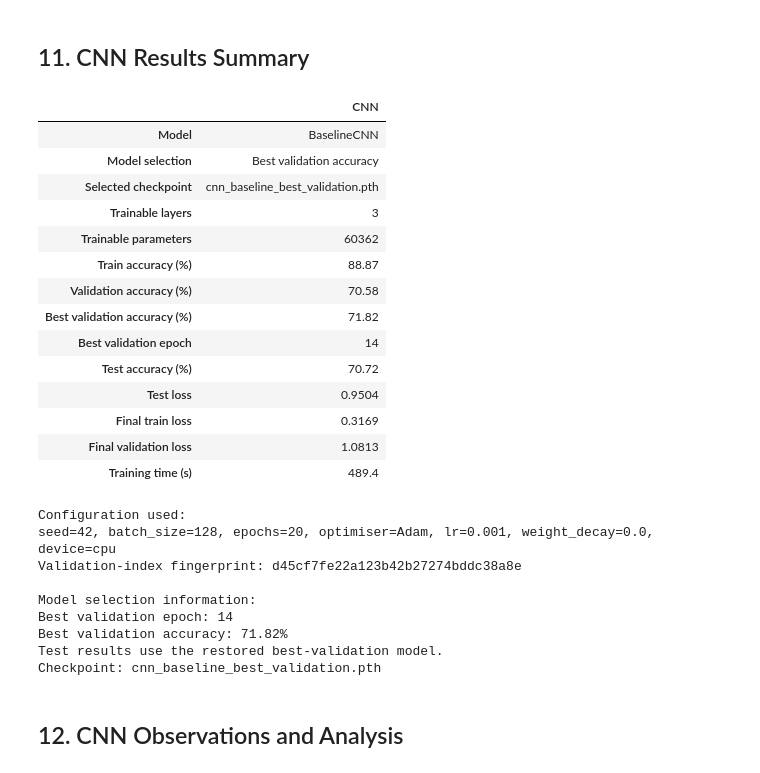
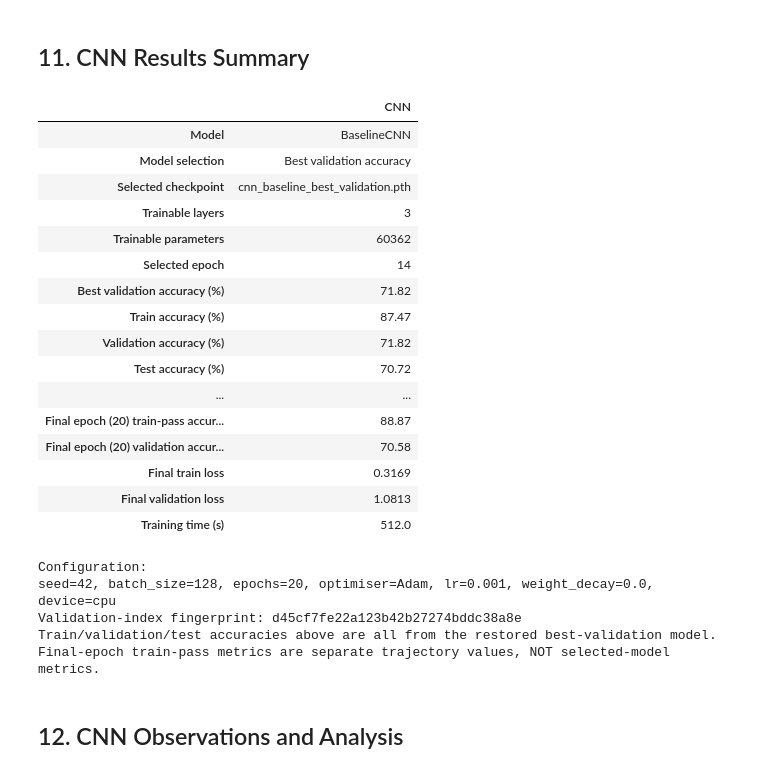
Before and after one commit to DewmithR/AI-ML---Assessment_1, a Jupyter notebook: 02_Exercise_2_CNN.ipynb, the cells around one changed output. Cells and saved outputs as stored; diff of their text form; code cells hidden in the pictures.

Commit message:
Fix Exercise 2 CNN review issues and verify final results

```diff
--- a/02_Exercise_2_CNN.ipynb
+++ b/02_Exercise_2_CNN.ipynb
@@ -486,94 +524,68 @@ Test loss: 0.9504 | Test accuracy: 70.72%
 # %% [markdown]
 ## 11. CNN Results Summary
 # %%
-
-# Section 11 - CNN Results Summary
-
-# Verify training and model selection
+# Section 11 - Baseline CNN Results (selected checkpoint + final epoch separately)
 assert len(history["train_loss"]) == EPOCHS, "Training is incomplete!"
 assert best_model_state is not None, "Best model weights are missing!"
+assert int(np.argmax(history["val_acc"])) + 1 == best_epoch, "Best epoch mismatch!"
 
-best_ep = int(np.argmax(history["val_acc"])) + 1
-
-assert best_ep == best_epoch, "Best epoch mismatch!"
-
-# Create final results summary
 results = pd.DataFrame([{
     "Model": "BaselineCNN",
     "Model selection": "Best validation accuracy",
     "Selected checkpoint": "cnn_baseline_best_validation.pth",
-
     "Trainable layers": trainable_layers,
     "Trainable parameters": n_params,
+    "Selected epoch": best_epoch,
+    "Best validation accuracy (%)": round(best_val_acc, 2),
 
-    # Final epoch training and validation results
-    "Train accuracy (%)": round(history["train_acc"][-1], 2),
-    "Validation accuracy (%)": round(history["val_acc"][-1], 2),
-
-    # Best validation model information
-    "Best validation accuracy (%)": round(best_val_acc, 2),
-    "Best validation epoch": best_epoch,
-
-    # Test results from the restored best-validation model
+    # ALL selected-model dataset metrics use the SAME best-validation checkpoint.
+    "Train accuracy (%)": round(selected_train_acc, 2),
+    "Validation accuracy (%)": round(selected_val_acc, 2),
     "Test accuracy (%)": round(test_acc, 2),
+    "Selected train loss": round(selected_train_loss, 4),
+    "Selected validation loss": round(selected_val_loss, 4),
     "Test loss": round(test_loss, 4),
 
-    # Final epoch losses
+    # Historical trajectory: the train pass is a running average DURING updates.
+    "Final epoch (20) train-pass accuracy (%)": round(history["train_acc"][-1], 2),
+    "Final epoch (20) validation accuracy (%)": round(history["val_acc"][-1], 2),
     "Final train loss": round(history["train_loss"][-1], 4),
     "Final validation loss": round(history["val_loss"][-1], 4),
-
     "Training time (s)": round(training_time, 1),
 }])
 
-# Display results
 display(results.T.rename(columns={0: "CNN"}))
-
-# Save results
 results.to_csv("cnn_results.csv", index=False)
 
-print("\nConfiguration used:")
-print(
-    f"seed={SEED}, "
-    f"batch_size={BATCH_SIZE}, "
-    f"epochs={EPOCHS}, "
-    f"optimiser=Adam, "
-    f"lr={LEARNING_RATE}, "
-    f"weight_decay={WEIGHT_DECAY}, "
-    f"device={device}"
-)
-
+print("\nConfiguration:")
+print(f"seed={SEED}, batch_size={BATCH_SIZE}, epochs={EPOCHS}, "
+      f"optimiser=Adam, lr={LEARNING_RATE}, weight_decay={WEIGHT_DECAY}, device={device}")
 print(f"Validation-index fingerprint: {split_hash}")
-
-print("\nModel selection information:")
-print(f"Best validation epoch: {best_epoch}")
-print(f"Best validation accuracy: {best_val_acc:.2f}%")
-print("Test results use the restored best-validation model.")
-print("Checkpoint: cnn_baseline_best_validation.pth")
+print("Train/validation/test accuracies above are all from the restored best-validation model.")
+print("Final-epoch train-pass metrics are separate trajectory values, NOT selected-model metrics.")
 # %% [output]
 |  | CNN |
 | Model | BaselineCNN |
 | Model selection | Best validation accuracy |
 | Selected checkpoint | cnn_baseline_best_validation.pth |
 | Trainable layers | 3 |
 | Trainable parameters | 60362 |
-| Train accuracy (%) | 88.87 |
-| Validation accuracy (%) | 70.58 |
+| Selected epoch | 14 |
 | Best validation accuracy (%) | 71.82 |
-| Best validation epoch | 14 |
+| Train accuracy (%) | 87.47 |
+| Validation accuracy (%) | 71.82 |
 | Test accuracy (%) | 70.72 |
-| Test loss | 0.9504 |
+| ... | ... |
+| Final epoch (20) train-pass accur... | 88.87 |
+| Final epoch (20) validation accur... | 70.58 |
 | Final train loss | 0.3169 |
 | Final validation loss | 1.0813 |
-| Training time (s) | 489.4 |
+| Training time (s) | 512.0 |
-Configuration used:
+Configuration:
 seed=42, batch_size=128, epochs=20, optimiser=Adam, lr=0.001, weight_decay=0.0, device=cpu
 Validation-index fingerprint: d45cf7fe22a123b42b27274bddc38a8e
-
-Model selection information:
-Best validation epoch: 14
-Best validation accuracy: 71.82%
-Test results use the restored best-validation model.
-Checkpoint: cnn_baseline_best_validation.pth
+Train/validation/test accuracies above are all from the restored best-validation model.
+Final-epoch train-pass metrics are separate trajectory values, NOT selected-model metrics.
 # %% [markdown]
 ## 12. CNN Observations and Analysis
 # %%
```
Also changed, not shown: parts of 15 cells of this notebook, 1 other file.
